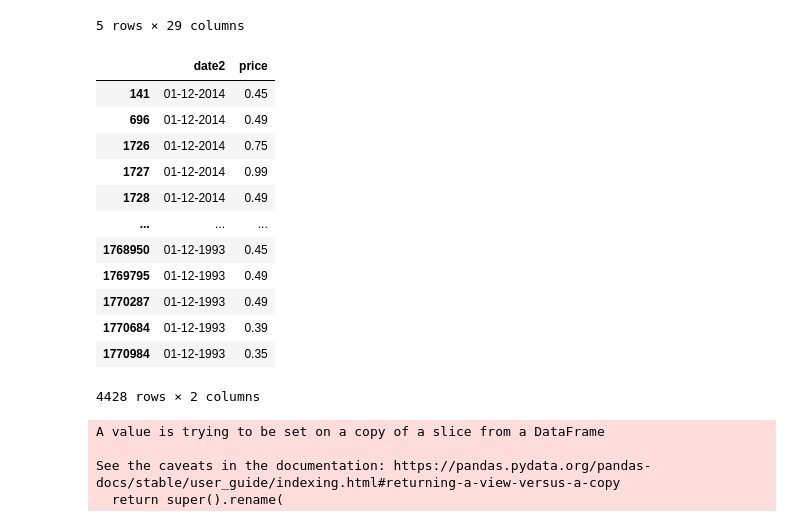
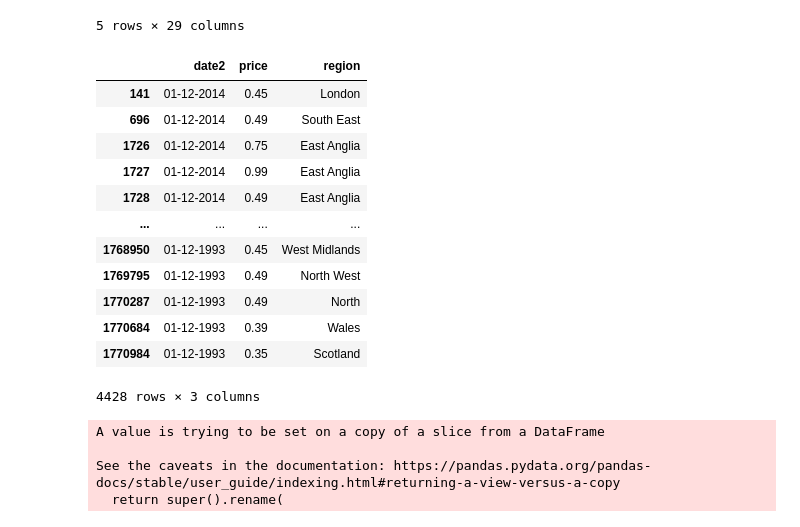
Before and after one commit to colinmburugu/Group_6_interns, a Jupyter notebook: Lettuce_V3.ipynb, the cells around one changed output. Cells and saved outputs as stored; diff of their text form; code cells hidden in the pictures.

```diff
--- a/Lettuce_V3.ipynb
+++ b/Lettuce_V3.ipynb
@@ -29,22 +29,22 @@ df1 = np.where(new_df['item'] == 250)
 # %%
 df1 = new_df.loc[df1]
 # %%
-ts = df1[['date2','price']]
+ts = df1[['date2','price','region']]
 ts
 # %% [output]
-|  | date2 | price |
-| 141 | 01-12-2014 | 0.45 |
-| 696 | 01-12-2014 | 0.49 |
-| 1726 | 01-12-2014 | 0.75 |
-| 1727 | 01-12-2014 | 0.99 |
-| 1728 | 01-12-2014 | 0.49 |
-| ... | ... | ... |
-| 1768950 | 01-12-1993 | 0.45 |
-| 1769795 | 01-12-1993 | 0.49 |
-| 1770287 | 01-12-1993 | 0.49 |
-| 1770684 | 01-12-1993 | 0.39 |
-| 1770984 | 01-12-1993 | 0.35 |
+|  | date2 | price | region |
+| 141 | 01-12-2014 | 0.45 | London |
+| 696 | 01-12-2014 | 0.49 | South East |
+| 1726 | 01-12-2014 | 0.75 | East Anglia |
+| 1727 | 01-12-2014 | 0.99 | East Anglia |
+| 1728 | 01-12-2014 | 0.49 | East Anglia |
+| ... | ... | ... | ... |
+| 1768950 | 01-12-1993 | 0.45 | West Midlands |
+| 1769795 | 01-12-1993 | 0.49 | North West |
+| 1770287 | 01-12-1993 | 0.49 | North |
+| 1770684 | 01-12-1993 | 0.39 | Wales |
+| 1770984 | 01-12-1993 | 0.35 | Scotland |
-4428 rows × 2 columns
+4428 rows × 3 columns
 # %%
 ts.rename(columns={'date2':'date'},inplace = True)
 # %% [output]
```
Also changed, not shown: parts of 24 cells of this notebook, 2 other files.
